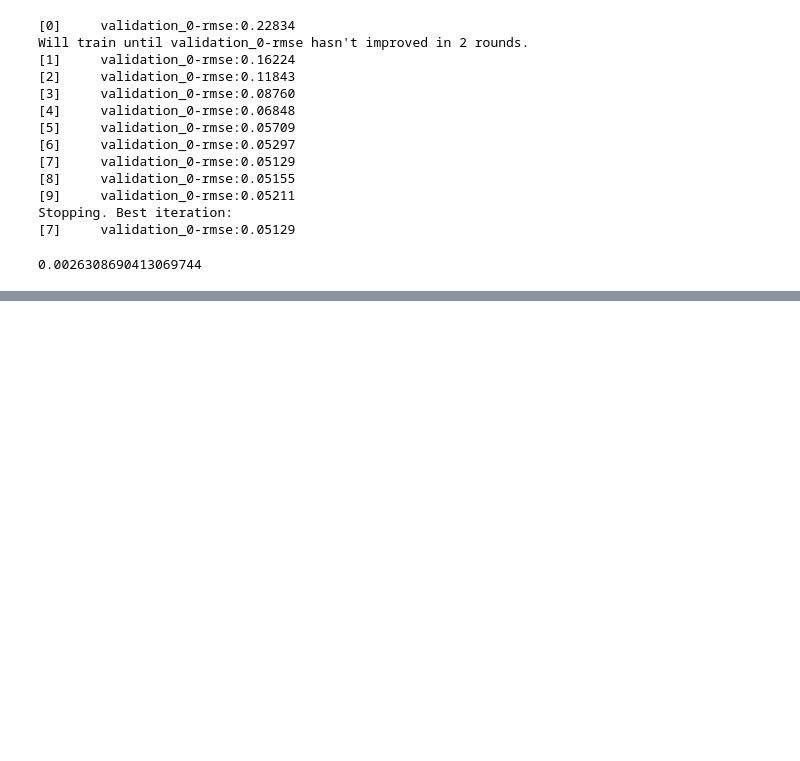
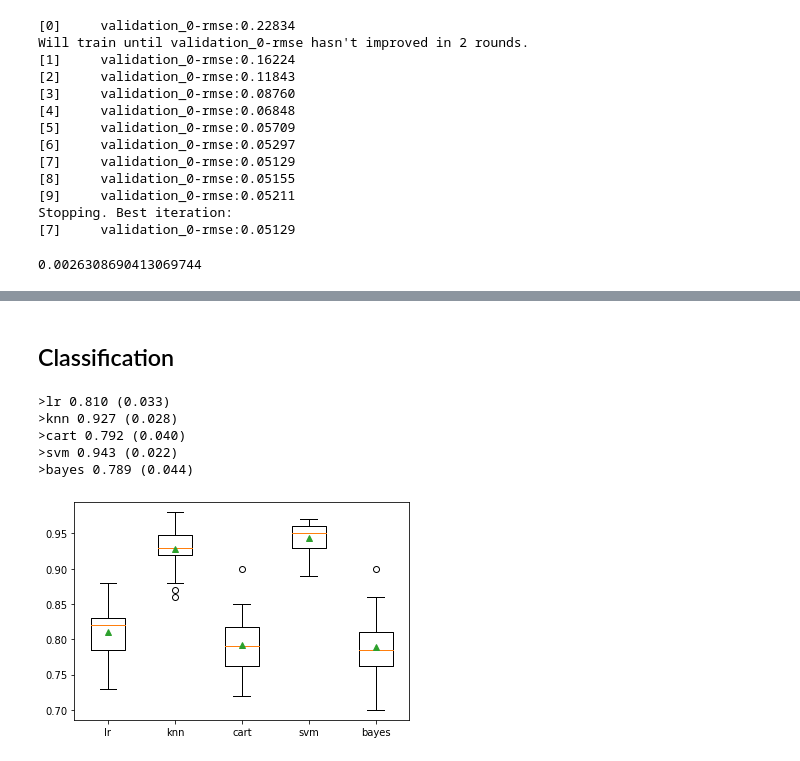
Before and after one commit to veb-101/Machine-Learning-practice, a Jupyter notebook: Chapter 7/Ensemble learning.ipynb, the cells around one changed output, grey strips where cells are left out. Saved outputs shown, nothing was run; the diff lists cells and outputs as text; code cells hidden in the pictures; blank space fills up the shorter version.

```diff
--- a/Chapter 7/Ensemble learning.ipynb
+++ b/Chapter 7/Ensemble learning.ipynb
@@ -580,0 +590,2 @@ mean_squared_error(y_val, y_pred)
+# %% [markdown]
+## Classification
@@ -580,0 +606,39 @@ mean_squared_error(y_val, y_pred)
+# %%
+def get_dataset():
+    X, y = make_classification(n_samples=1000, n_features=20, n_informative=15,
+                          n_redundant=5, random_state=42)
+    return X, y
+# %%
+def get_models():
+    models = dict()
+    models["lr"] = LogisticRegression()
+    models["knn"] = KNeighborsClassifier()
+    models["cart"] = DecisionTreeClassifier()
+    models["svm"] = SVC()
+    models["bayes"] = GaussianNB()
+    return models
+# %%
+def evaluate_models(model):
+    cv = RepeatedStratifiedKFold(n_splits=10, n_repeats=3, random_state=42)
+    scores = cross_val_score(model, X, y, scoring="accuracy",
+                             cv=cv, n_jobs=-1, error_score="raise")
+    return scores
+# %%
+X, y = get_dataset()
+models = get_models()
+results, names = list(), list()
+for name, model in models.items():
+    scores = evaluate_models(model)
+    results.append(scores)
+    names.append(name)
+    print('>%s %.3f (%.3f)' % (name, mean(scores), std(scores)))
+
+pyplot.boxplot(results, labels=names, showmeans=True)
+pyplot.show()
+# %% [output]
+>lr 0.810 (0.033)
+>knn 0.927 (0.028)
+>cart 0.792 (0.040)
+>svm 0.943 (0.022)
+>bayes 0.789 (0.044)
+[figure, added]
```
Also changed, not shown: parts of 17 cells of this notebook.
